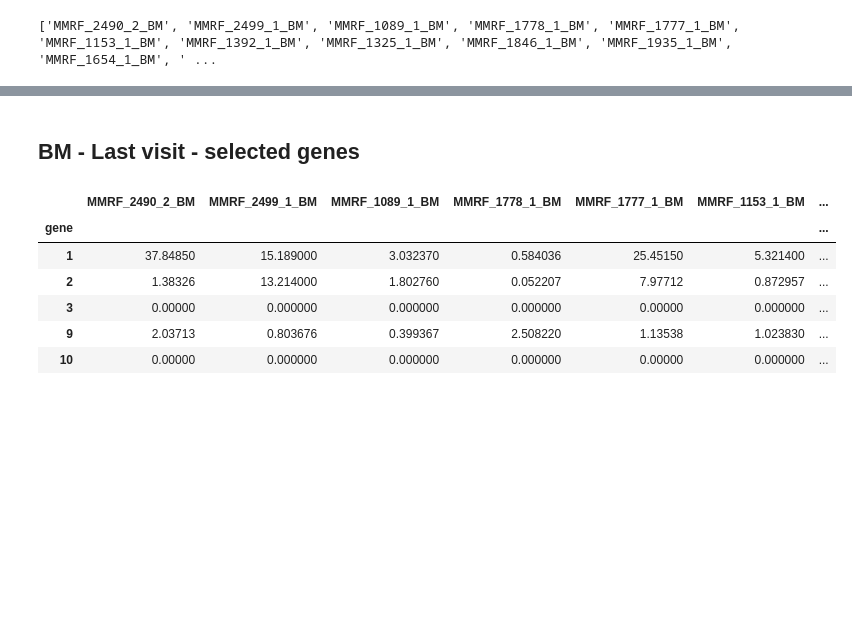
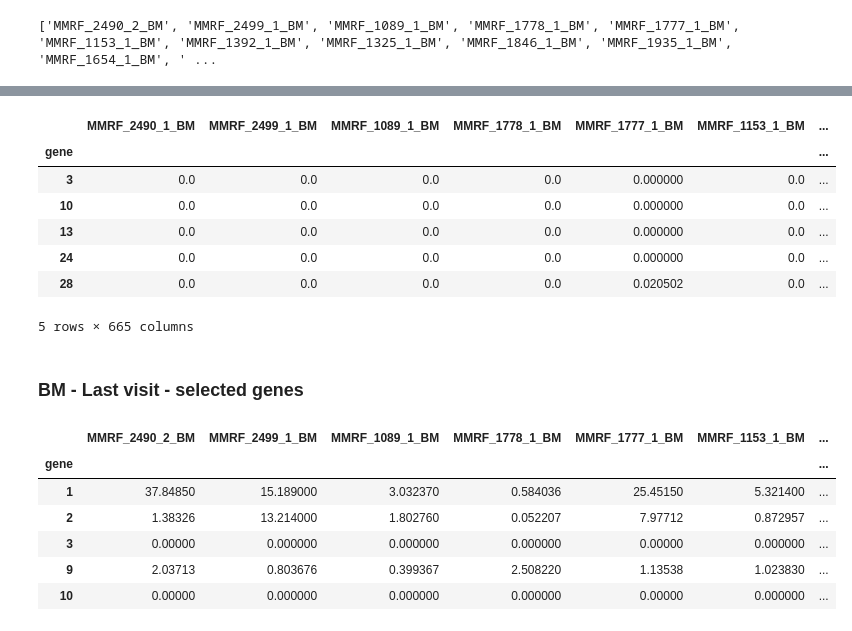
Before and after one commit to anastasia-enot/multiple_myeloma_challenge, a Jupyter notebook: 01_preprocessing_datasets.ipynb, the cells around one changed output, grey strips where cells are left out. Cells and saved outputs as stored; diff of their text form; code cells hidden in the pictures; blank space fills up the shorter version.

```diff
--- a/01_preprocessing_datasets.ipynb
+++ b/01_preprocessing_datasets.ipynb
@@ -279,7 +217,7 @@ rna_only_last_all_genes
 # take only the first visit for patients
 only_first_visit_cols = []
 patient_numbers = []
-for col in list_cols:
+for col in only_BM_cols:
     pat = '_'.join(col.split('_')[:2])
     visit = col.split('_')[2]
     if visit == '1':
@@ -339,0 +269,12 @@ rna_only_first.to_csv('data/only_1_BM_all_genes.csv',index=False)
+# %%
+selected_genes_rna_only_first = rna_only_first[rna_only_first['num_zeros'] > 0.5]
+selected_genes_rna_only_first.head()
+# %% [output]
+|  | MMRF_2490_1_BM | MMRF_2499_1_BM | MMRF_1089_1_BM | MMRF_1778_1_BM | MMRF_1777_1_BM | MMRF_1153_1_BM | ... |
+| gene |  |  |  |  |  |  | ... |
+| 3 | 0.0 | 0.0 | 0.0 | 0.0 | 0.000000 | 0.0 | ... |
+| 10 | 0.0 | 0.0 | 0.0 | 0.0 | 0.000000 | 0.0 | ... |
+| 13 | 0.0 | 0.0 | 0.0 | 0.0 | 0.000000 | 0.0 | ... |
+| 24 | 0.0 | 0.0 | 0.0 | 0.0 | 0.000000 | 0.0 | ... |
+| 28 | 0.0 | 0.0 | 0.0 | 0.0 | 0.020502 | 0.0 | ... |
+5 rows × 665 columns
@@ -340,5 +283,5 @@ rna_only_first.to_csv('data/only_1_BM_all_genes.csv',index=False)
 # %% [markdown]
-## BM - Last visit - selected genes
+### BM - Last visit - selected genes
 # %%
 cols = rna_only_last_all_genes.columns.to_list()
 for i, row in rna_only_last_all_genes.iterrows():
```
Also changed, not shown: parts of 35 cells of this notebook, 5 other files.
